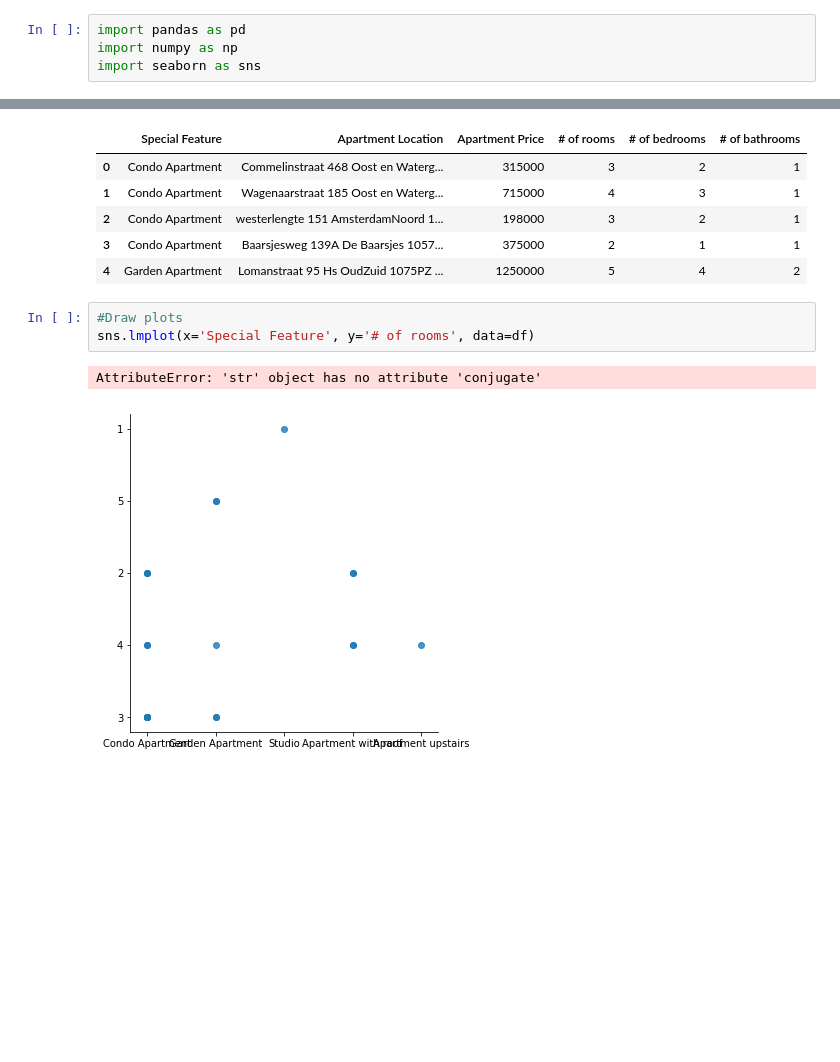
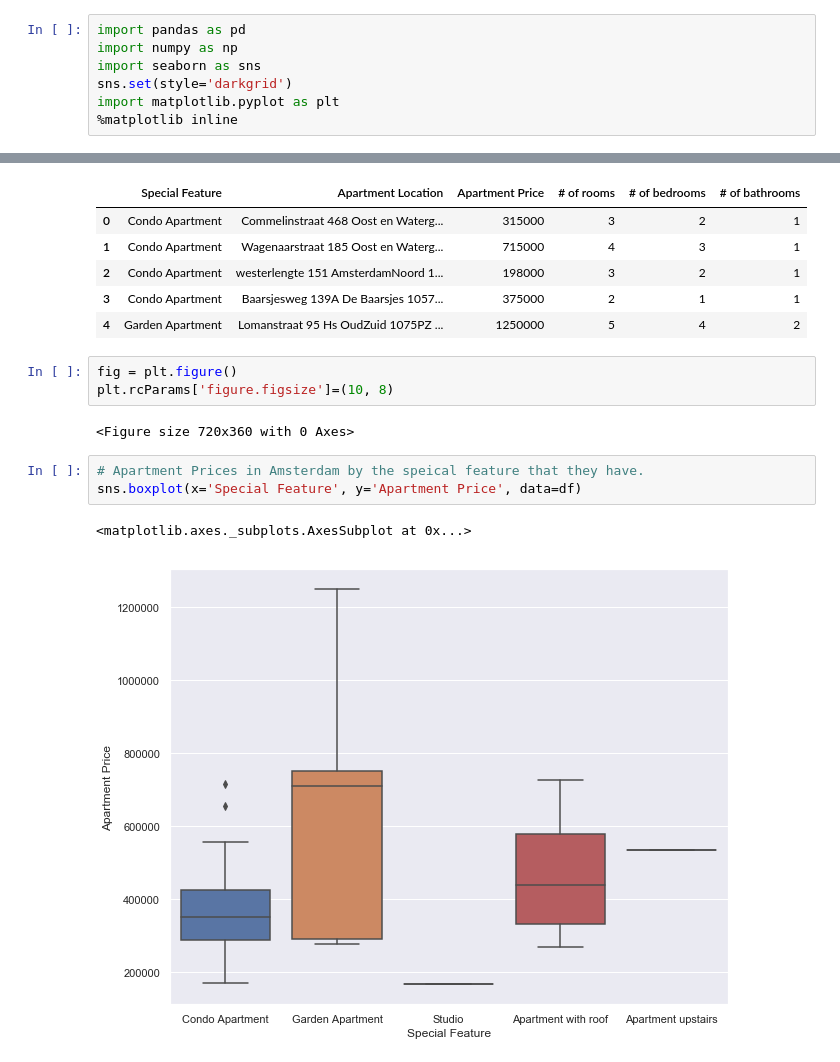
Before and after one commit to Ridge2/Data-Visualization, a Jupyter notebook: AmsterdamHousingData.ipynb, the cells around one changed output, grey strips where cells are left out. Saved outputs shown, nothing was run; the diff lists cells and outputs as text; blank space fills up the shorter version.

Commit message:
Created a boxplot of my housing data

```diff
--- a/AmsterdamHousingData.ipynb
+++ b/AmsterdamHousingData.ipynb
@@ -2,4 +2,7 @@
 import pandas as pd
 import numpy as np
 import seaborn as sns
+sns.set(style='darkgrid')
+import matplotlib.pyplot as plt
+%matplotlib inline
 # %%
@@ -186,9 +191,14 @@ df.head()
 | 2 | Condo Apartment | westerlengte 151 AmsterdamNoord 1... | 198000 | 3 | 2 | 1 |
 | 3 | Condo Apartment | Baarsjesweg 139A De Baarsjes 1057... | 375000 | 2 | 1 | 1 |
 | 4 | Garden Apartment | Lomanstraat 95 Hs OudZuid 1075PZ ... | 1250000 | 5 | 4 | 2 |
+# %%
+fig = plt.figure()
+plt.rcParams['figure.figsize']=(10, 8)
+# %% [output]
+<Figure size 720x360 with 0 Axes>
 # %%
-#Draw plots
-sns.lmplot(x='Special Feature', y='# of rooms', data=df)
+# Apartment Prices in Amsterdam by the speical feature that they have.
+sns.boxplot(x='Special Feature', y='Apartment Price', data=df)
 # %% [output]
-AttributeError: 'str' object has no attribute 'conjugate'
+<matplotlib.axes._subplots.AxesSubplot at 0x...>
-[figure, old version]
+[figure, new version]
```
Also changed, not shown: parts of 3 cells of this notebook.
